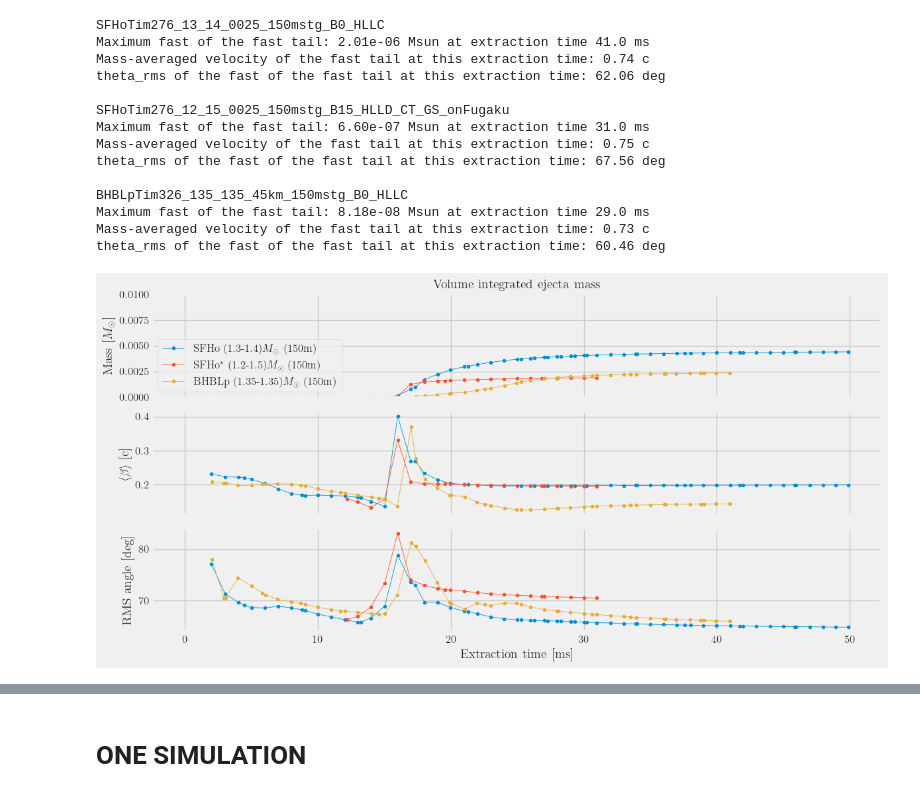
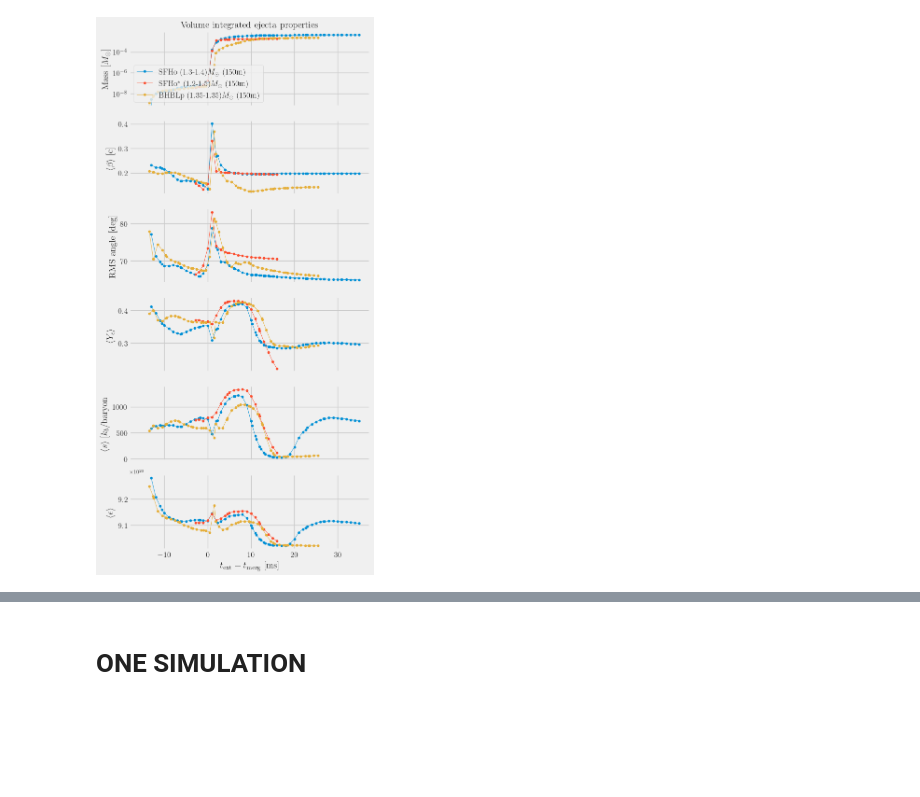
Before and after one commit to vsevolodnedora/PBA_projects, a Jupyter notebook: knafg/knafg_kenta/ejecta_analysis.ipynb, the cells around one changed output, grey strips where cells are left out. Saved outputs shown, nothing was run; the diff lists cells and outputs as text; code cells hidden in the pictures; blank space fills up the shorter version.

Commit message:
work on ejecta data

```diff
--- a/knafg/knafg_kenta/ejecta_analysis.ipynb
+++ b/knafg/knafg_kenta/ejecta_analysis.ipynb
@@ -23,6 +23,7 @@ color_pal = sns.color_palette(n_colors=len(df))
 np.set_printoptions(precision=2)
 
 figs = os.getcwd()+"/figs/"
+pdfs = "/home/vsevolod/Work/GIT/overleaf/kenta/figs/"
 # %%
 # Collate data for simulations (USE ONLY ONCE)\
 for sim_key, sim_dic in SIMS.items():
@@ -32,11 +33,13 @@ for sim_key, sim_dic in SIMS.items():
 # %%
 # collect tmin tmax for all simulations
 df["tmin"],df["tmax"] = pd.Series(dtype = 'object'), pd.Series(dtype = 'object')
+data = None
 for sim, sim_dic in df.iterrows():
     data = PBA.id_kenta.EjectaData(sim_dic["datadir"]+"ej_collated.h5",verbose=True)
     df["tmin"][sim] = np.array(data.getText().min())
     df["tmax"][sim] = np.array(data.getText().max())
 print(df[["idx","tmin","tmax"]])
+print(data.dfile["time=14.5857"].keys())
 # %% [output]
                            idx                  tmin                tmax
 SFHo_13_14_res150            1  0.028825554996728897   49.89703369140625
@@ -67,12 +66,13 @@ print(len(color_pal))
 for idx, sim_dic in enumerate(df.iterrows()):
     sim_dic = sim_dic[1]
     data = PBA.id_kenta.EjectaData(sim_dic["datadir"]+"ej_collated.h5",verbose=True)
-    ax.plot(data.getText(), np.full_like(data.getText(), int(idx)),  marker="|", color=color_pal[idx], linestyle="None")
+    tmerg = sim_dic["tmerg"]
+    ax.plot(data.getText()-tmerg, np.full_like(data.getText(), int(idx)),  marker="|", color=color_pal[idx], linestyle="None")
 ax.set_yticks(np.arange(len(df)))
 ticks_loc = ax.get_yticks().tolist()
 ax.yaxis.set_major_locator(mticker.FixedLocator(ticks_loc))
 ax.set_yticklabels(df["label"].to_list(),fontsize=14)
-ax.set_xlabel("Extraction Time [ms]", fontsize=14)
+ax.set_xlabel(r"$t_{\rm ext} - t_{\rm merg}$ [ms]", fontsize=14)
 ax.tick_params(labelsize=14)
 ax.minorticks_on()
 ax.set_title("Data for Volume-integrated Ejecta",fontsize=14)
@@ -127,74 +179,56 @@ def plot_all_sim_ejecta_mass(crit=None,yscale="linear",ylim=(0,0.04),title="Volu
     ax.set_ylabel(r"Ejecta mass $[M_{\odot}]$",fontsize=14)
     ax.set_title(title,fontsize=14)
     # ax.grid(which="both",axis="both")
     plt.tight_layout()
     plt.savefig(figs+"ejecta_mass_evol.png",dpi=256)
     plt.show()
 def plot_all_sim_ejecta_massave_vel(crit=None,yscale="linear",ylim=(0,0.04),title="Volume integrated ejecta mass",
-                                    figfpath:str=figs+"mej_vej_theta.png"):
-    fig, ax = plt.subplots(ncols=1,nrows=3,sharex="all",figsize=(12,6))
+                                    figfpath:str="mej_vej_theta.png"):
+    fig, ax = plt.subplots(ncols=1,nrows=6,sharex="all",figsize=(6,12))
     #ax2 = ax.twinx()
     for idx, sim_dic in enumerate(df.iterrows()):
         sim_dic = sim_dic[1]
-        ej = PBA.id_kenta.EjectaData(sim_dic["datadir"]+"ej_collated.h5",verbose=True)
-        if (crit is None): mass = ej.total_mass()
-        else: mass = ej.total_mass_vs_text(crit=crit)
 
-        ax[0].plot(ej.getText(), mass, color=color_pal[idx], label=sim_dic["label"],marker='.', lw=.6)
+        df_ave = get_vave_theta_rms(sim_dic=sim_dic, crit=crit)
+
+        ax[0].plot(df_ave["time"], df_ave["mass"], color=color_pal[idx], label=sim_dic["label"],marker='.', lw=.6)
 
         # ---
-        vave, theta_rms = get_vave_theta_rms(ej=ej, crit=crit)
 
-        ax[1].plot(ej.getText(), vave, color=color_pal[idx], marker='.', lw=.6)
-        ax[2].plot(ej.getText(), theta_rms, color=color_pal[idx], marker='.', lw=.6)
+        ax[1].plot(df_ave["time"], df_ave["vave"], color=color_pal[idx], marker='.', lw=.6)
+        ax[2].plot(df_ave["time"], df_ave["theta_rms"], color=color_pal[idx], marker='.', lw=.6)
+        ax[3].plot(df_ave["time"], df_ave["ye_ave"], color=color_pal[idx], marker='.', lw=.6)
+        ax[4].plot(df_ave["time"], df_ave["entr_ave"], color=color_pal[idx], marker='.', lw=.6)
+        ax[5].plot(df_ave["time"], df_ave["eps_ave"], color=color_pal[idx], marker='.', lw=.6)
 
-        max_mass = np.max(ej.total_mass_vs_text(crit="fast"))
-        text_max_mass = ej.getText()[np.argmax(ej.total_mass_vs_text(crit="fast"))]
 
-        print(f"\n{sim_dic['name']}")
-        print(f"Maximum fast of the fast tail: {max_mass:.2e} Msun at extraction time {text_max_mass:.1f} ms")
-        #
-        ej_mass = ej.get(v_n="mass",text=text_max_mass)
-        ej_vinf = ej.get_vinf()
-        mask = ej.get_vinf_mask(crit="fast")
-        vave = np.sum(ej_mass[:,mask]*ej_vinf[mask])/np.sum(ej_mass[:,mask])
-        print(f"Mass-averaged velocity of the fast tail at this extraction time: {vave:.2f} c")
-
-        thetas = ej.get_theta()
-        theta_rms = (180. / np.pi) * np.sqrt(np.sum(np.sum(ej_mass[:,mask], axis=1) * thetas ** 2) / np.sum(ej_mass[:,mask]))
-        print(f"theta_rms of the fast of the fast tail at this extraction time: {theta_rms:.2f} deg")
 
     for _ax in ax:
         _ax.tick_params(labelsize=12)
-    ax[0].set_ylim(*ylim)
+        _ax.minorticks_on()
+    # ax[0].set_ylim(*ylim)
     ax[0].set_yscale(yscale)
     ax[0].legend(fontsize=12,ncol=1,loc="lower left")
-    # ax.set_yscale("log")
-    ax[-1].set_xlabel("Extraction time [ms]",fontsize=14)
+    ax[0].set_yscale("log")
+    #ax[5].set_yscale("log")
+    # ax[-1].set_xlabel("Extraction time [ms]",fontsize=14)
+    ax[-1].set_xlabel(r"$t_{\rm ext} - t_{\rm merg}$ [ms]", fontsize=14)
     ax[0].set_ylabel(r"Mass [$M_{\odot}$]",fontsize=14)
     ax[1].set_ylabel(r"$\langle\beta\rangle$ [c]",fontsize=14)
     ax[2].set_ylabel(r"RMS angle [deg]",fontsize=14)
+    ax[3].set_ylabel(r"$\langle Y_e \rangle$",fontsize=14)
+    ax[4].set_ylabel(r"$\langle s \rangle$ [$k_b/$baryon",fontsize=14)
+    ax[5].set_ylabel(r"$\langle \epsilon \rangle$",fontsize=14)
     ax[0].set_title(title,fontsize=14)
     # ax.grid(which="both",axis="both")
     plt.tight_layout()
-    plt.savefig(figfpath,dpi=512)
+    plt.savefig(figs+figfpath,dpi=512)
+    plt.savefig(pdfs+figfpath.replace(".png",".pdf"))
     plt.show()
 # plot_all_sim_ejecta_mass(ylim=(0,0.01))
-plot_all_sim_ejecta_massave_vel(ylim=(0,0.01))
+plot_all_sim_ejecta_massave_vel(ylim=(0., 0.01),
+                                title="Volume integrated ejecta properties",
+                                figfpath="mej_vej_theta.png")
 # %% [output]
-SFHoTim276_13_14_0025_150mstg_B0_HLLC
-Maximum fast of the fast tail: 2.01e-06 Msun at extraction time 41.0 ms
-Mass-averaged velocity of the fast tail at this extraction time: 0.74 c
-theta_rms of the fast of the fast tail at this extraction time: 62.06 deg
-
-SFHoTim276_12_15_0025_150mstg_B15_HLLD_CT_GS_onFugaku
-Maximum fast of the fast tail: 6.60e-07 Msun at extraction time 31.0 ms
-Mass-averaged velocity of the fast tail at this extraction time: 0.75 c
-theta_rms of the fast of the fast tail at this extraction time: 67.56 deg
-
-BHBLpTim326_135_135_45km_150mstg_B0_HLLC
-Maximum fast of the fast tail: 8.18e-08 Msun at extraction time 29.0 ms
-Mass-averaged velocity of the fast tail at this extraction time: 0.73 c
-theta_rms of the fast of the fast tail at this extraction time: 60.46 deg
-[figure, old version]
+[figure, new version]
 # %%
```
Also changed, not shown: parts of 15 cells of this notebook, 2 other files.
